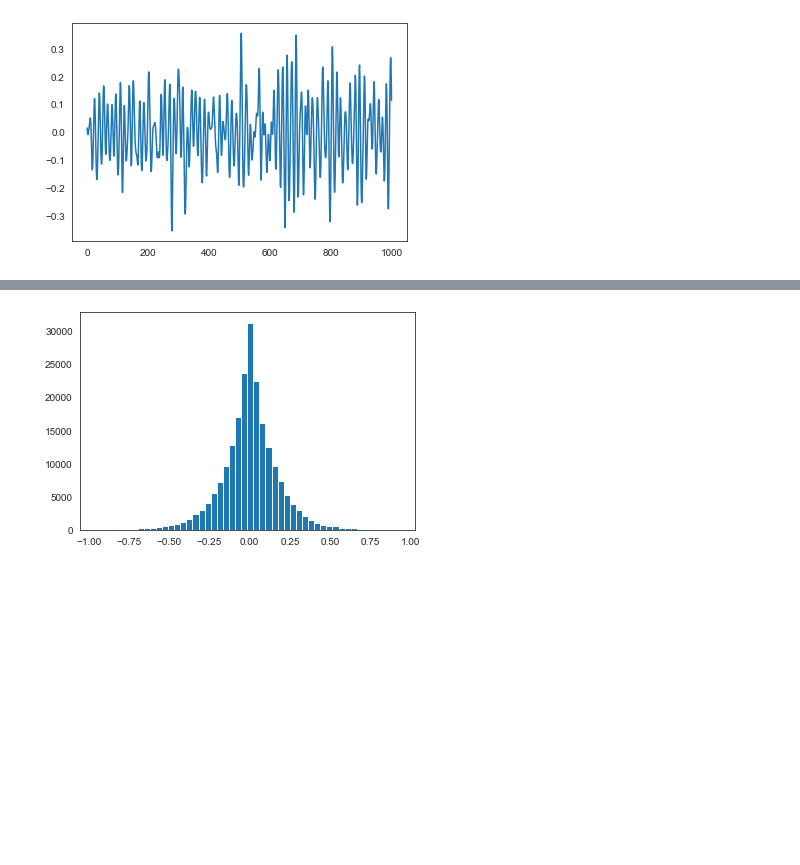
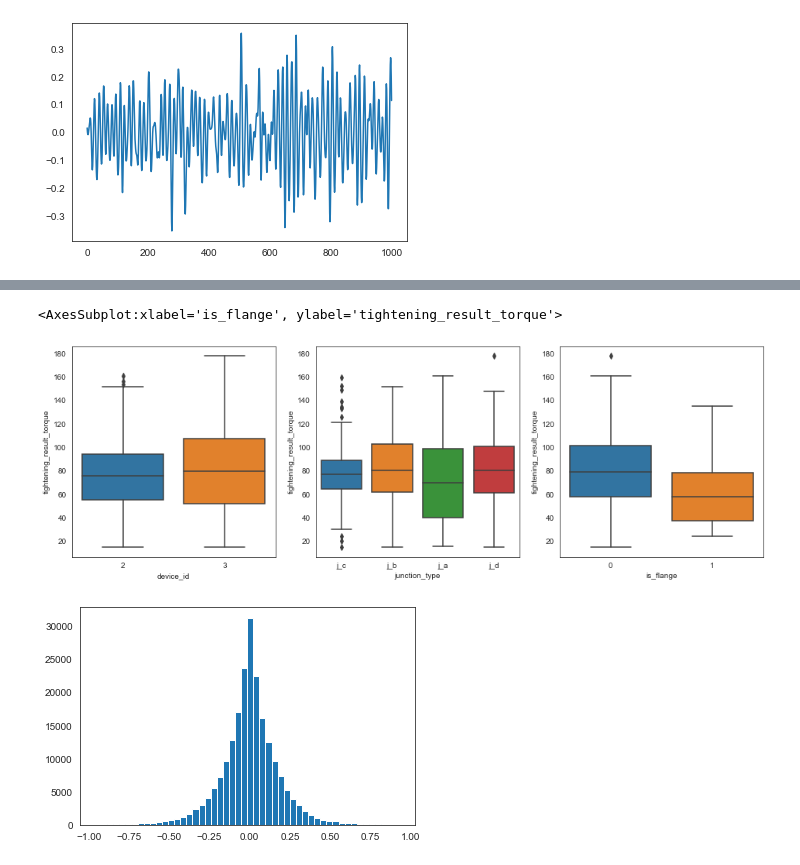
Before and after one commit to ningeen/torque_topcoder, a Jupyter notebook: EDA/EDA.ipynb, the cells around one changed output, grey strips where cells are left out. Drawn from its saved outputs; the diff is of its cells as text; code cells hidden in the pictures; blank space fills up the shorter version.

```diff
--- a/EDA/EDA.ipynb
+++ b/EDA/EDA.ipynb
@@ -169,3 +188,12 @@ df['sound_std'] = [wav.std() for wav in data]
+# %%
+fig, axes = plt.subplots(1, 3, figsize=(16, 5))
+
+sns.boxplot(x=df['device_id'], y=filtered['tightening_result_torque'], ax=axes[0])
+sns.boxplot(x=df['junction_type'], y=filtered['tightening_result_torque'], ax=axes[1])
+sns.boxplot(x=df['is_flange'], y=filtered['tightening_result_torque'], ax=axes[2])
+# %% [output]
+<AxesSubplot:xlabel='is_flange', ylabel='tightening_result_torque'>
+[figure, added]
 # %%
 plt.hist(np.r_[wav], bins=50);
 # %% [output]
```
Also changed, not shown: parts of 11 cells of this notebook, 4 other files.
